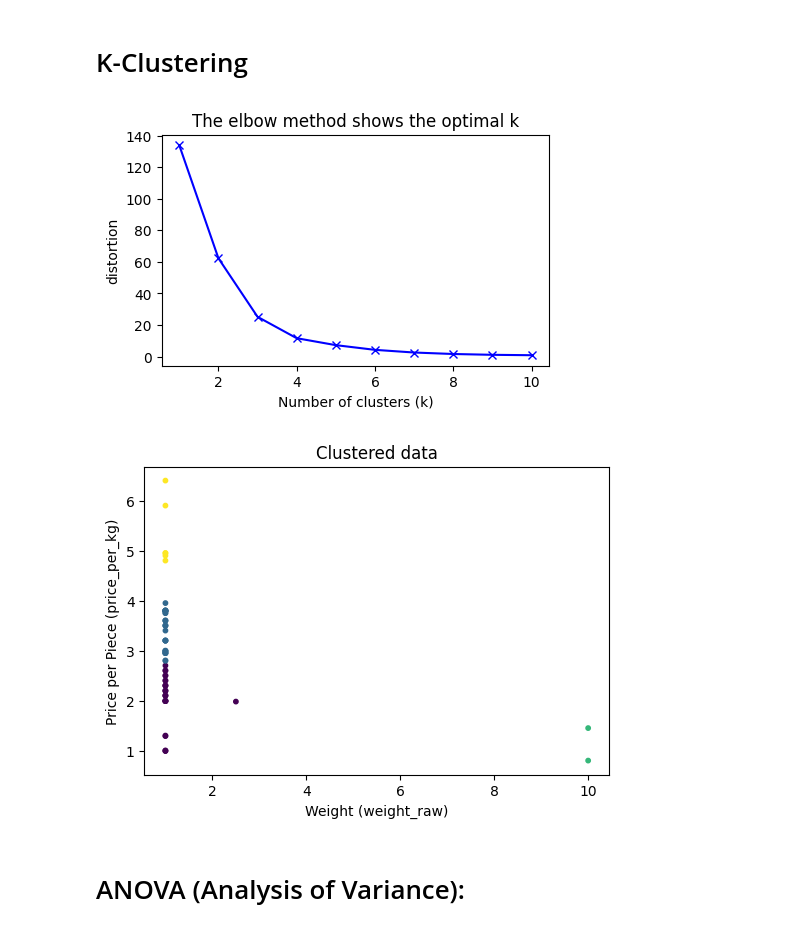
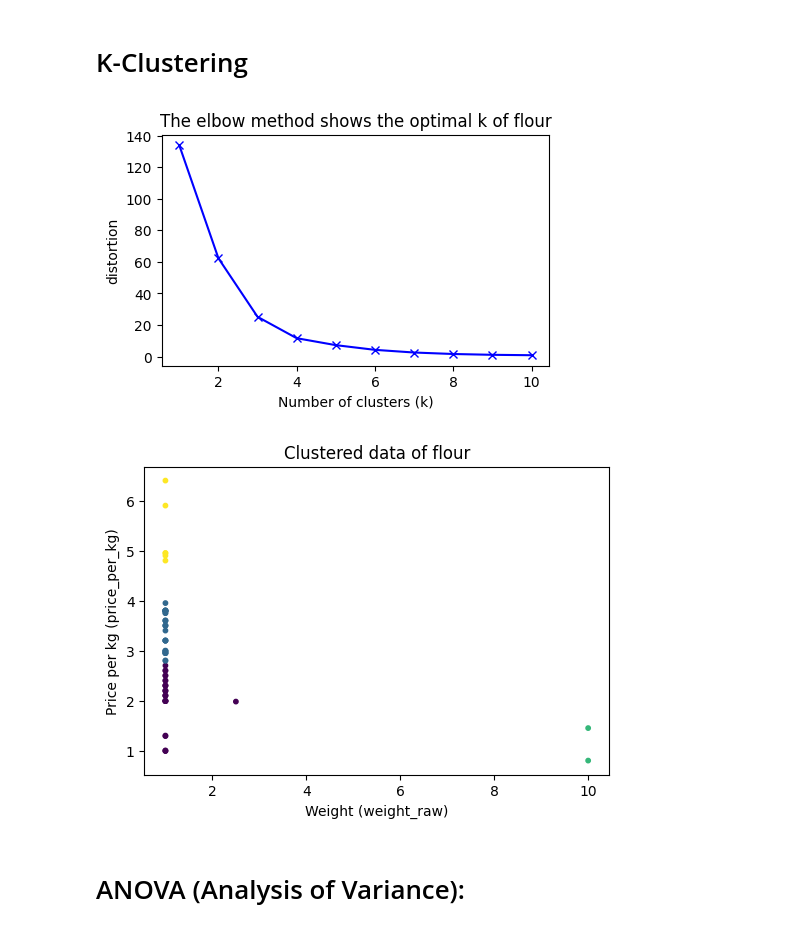
Before and after one commit to husicabe/groceries, a Jupyter notebook: EDA/EDA_Flour.ipynb, the cells around one changed output. Drawn from its saved outputs; the diff is of its cells as text; code cells hidden in the pictures.

```diff
--- a/EDA/EDA_Flour.ipynb
+++ b/EDA/EDA_Flour.ipynb
@@ -345,38 +344,38 @@ from sklearn.preprocessing import StandardScaler
 features_for_clustering = df[['weight_raw', 'price_per_kg']]
 
 scaler = StandardScaler()
 features_for_clustering_scaled = scaler.fit_transform(features_for_clustering)
 
 distortions = []
 K = range(1, 11)
 
 for k in K:
     kmeans_model = KMeans(n_clusters=k, random_state=42)
     kmeans_model.fit(features_for_clustering_scaled)
     distortions.append(kmeans_model.inertia_)
 
 plt.figure(figsize=(5, 3))
 plt.plot(K, distortions, 'bx-')
 plt.xlabel('Number of clusters (k)')
 plt.ylabel('distortion')
-plt.title('The elbow method shows the optimal k')
+plt.title('The elbow method shows the optimal k of flour')
 plt.show()
 
 num_clusters = 4
 
 kmeans = KMeans(n_clusters=num_clusters, random_state=42).fit(features_for_clustering_scaled)
 
 df['cluster'] = kmeans.labels_
 
 plt.figure(figsize=(6, 4))
 plt.scatter(df['weight_raw'], df['price_per_kg'], c=df['cluster'], cmap='viridis', s=10)
-plt.title("Clustered data")
+plt.title("Clustered data of flour")
 plt.xlabel("Weight (weight_raw)")
-plt.ylabel("Price per Piece (price_per_kg)")
+plt.ylabel("Price per kg (price_per_kg)")
 plt.show()
 # %% [output]
-[figure, old version]
+[figure, new version]
-[figure, old version]
+[figure, new version]
 # %% [markdown]
 # ANOVA (Analysis of Variance):
 # %%
```
Also changed, not shown: parts of 4 cells of this notebook, 2 other files.
